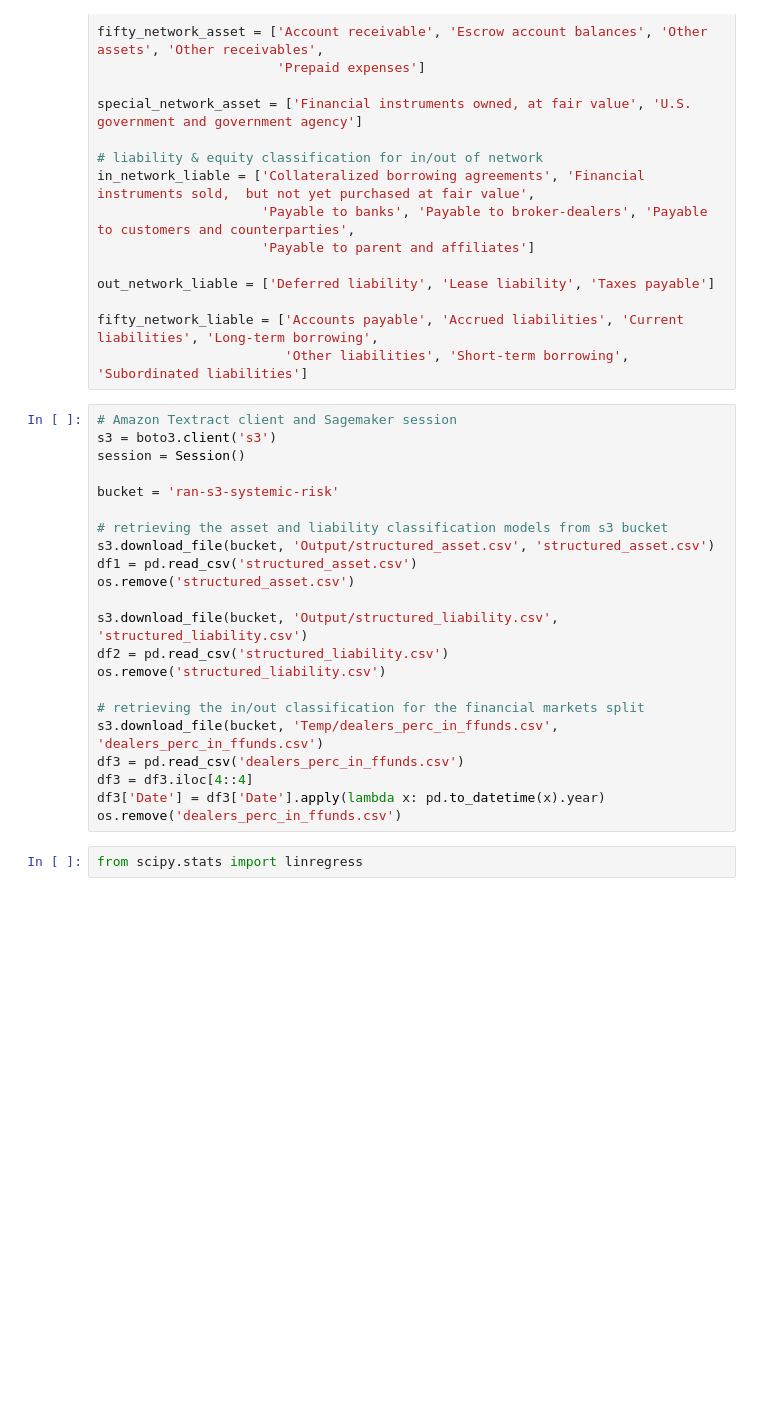
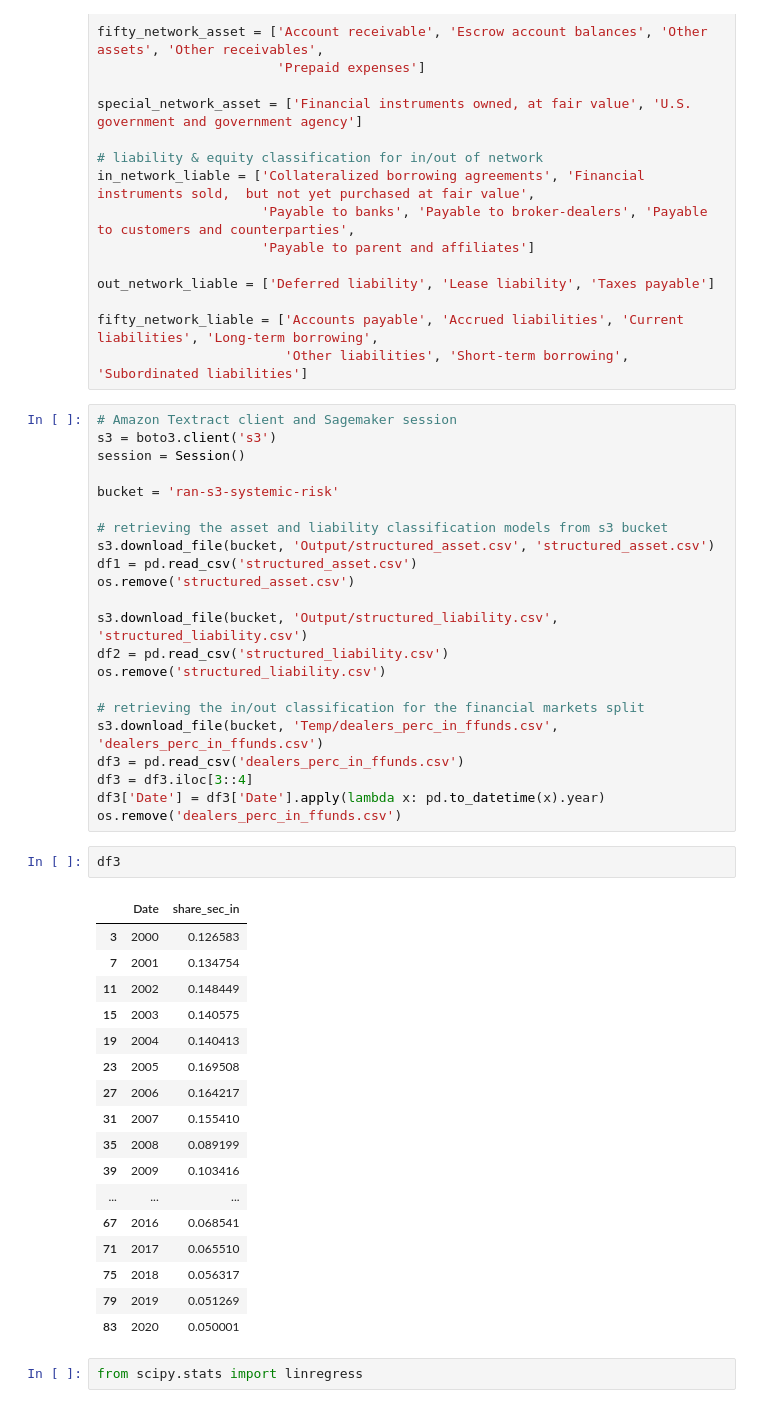
Before and after one commit to fernando-duarte/X17A5, a Jupyter notebook: code/notebook/databaseNetwork.ipynb, the cells around one changed output. Drawn from its saved outputs; the diff is of its cells as text; blank space fills up the shorter version.

```diff
--- a/code/notebook/databaseNetwork.ipynb
+++ b/code/notebook/databaseNetwork.ipynb
@@ -50,9 +50,29 @@ os.remove('structured_liability.csv')
 # retrieving the in/out classification for the financial markets split
 s3.download_file(bucket, 'Temp/dealers_perc_in_ffunds.csv', 'dealers_perc_in_ffunds.csv')
 df3 = pd.read_csv('dealers_perc_in_ffunds.csv')
-df3 = df3.iloc[4::4]
+df3 = df3.iloc[3::4]
 df3['Date'] = df3['Date'].apply(lambda x: pd.to_datetime(x).year)
 os.remove('dealers_perc_in_ffunds.csv')
+# %%
+df3
+# %% [output]
+|  | Date | share_sec_in |
+| 3 | 2000 | 0.126583 |
+| 7 | 2001 | 0.134754 |
+| 11 | 2002 | 0.148449 |
+| 15 | 2003 | 0.140575 |
+| 19 | 2004 | 0.140413 |
+| 23 | 2005 | 0.169508 |
+| 27 | 2006 | 0.164217 |
+| 31 | 2007 | 0.155410 |
+| 35 | 2008 | 0.089199 |
+| 39 | 2009 | 0.103416 |
+| ... | ... | ... |
+| 67 | 2016 | 0.068541 |
+| 71 | 2017 | 0.065510 |
+| 75 | 2018 | 0.056317 |
+| 79 | 2019 | 0.051269 |
+| 83 | 2020 | 0.050001 |
 # %%
 from scipy.stats import linregress
 # %%
```
Also changed, not shown: parts of 4 cells of this notebook, 1 other file.
